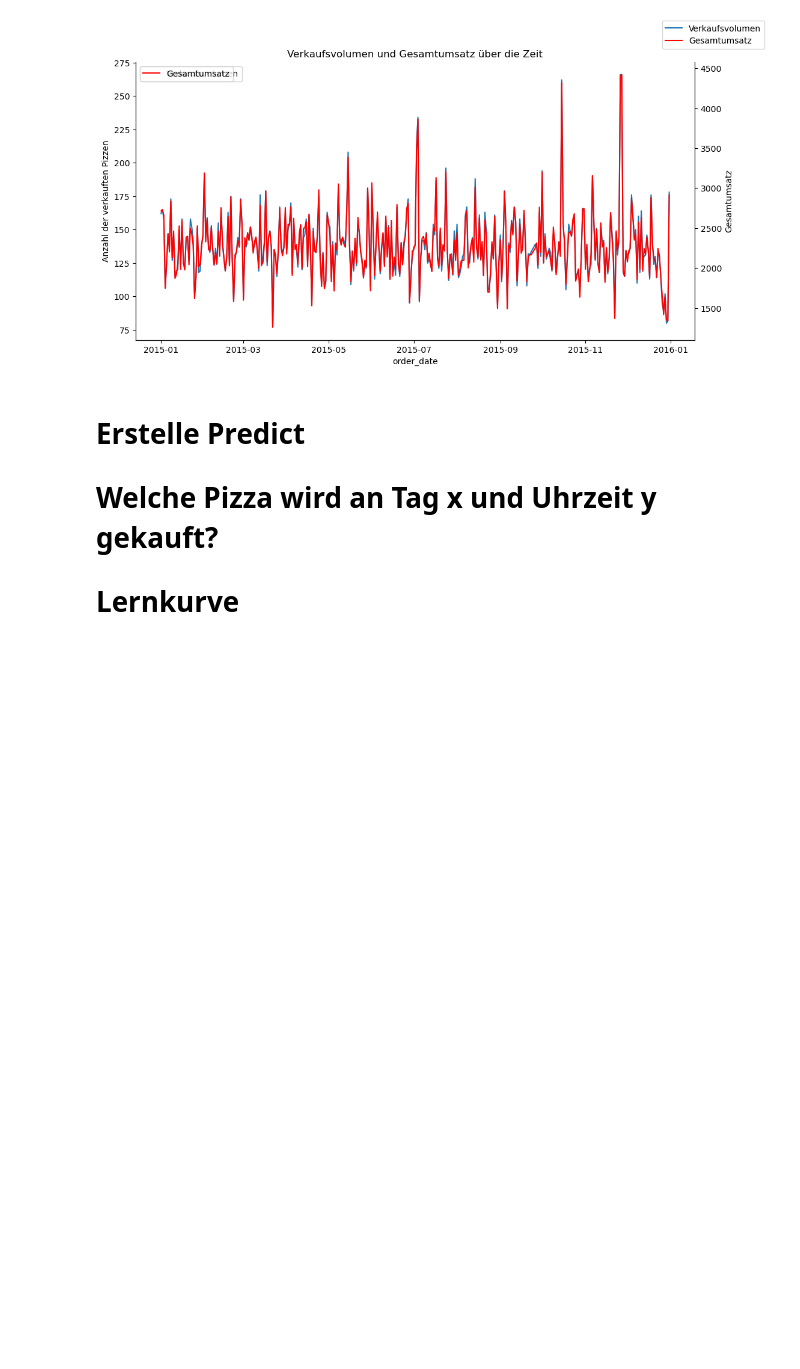
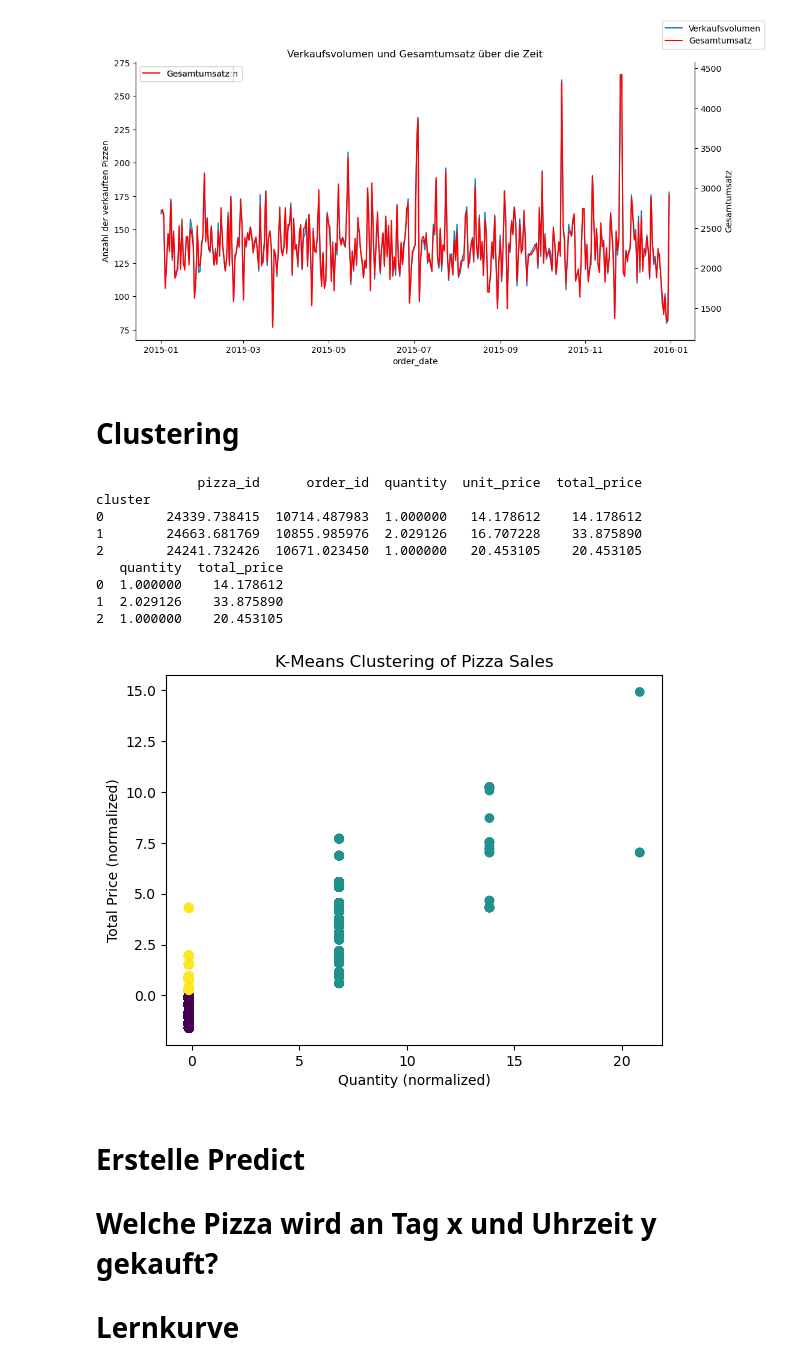
Before and after one commit to dasrinkana/pizza_sales, a Jupyter notebook: pizza.ipynb, the cells around one changed output. Saved outputs shown, nothing was run; the diff lists cells and outputs as text; code cells hidden in the pictures; blank space fills up the shorter version.

Commit message:
clustering added

```diff
--- a/pizza.ipynb
+++ b/pizza.ipynb
@@ -414,6 +416,49 @@ sns.despine(right=False)
 plt.show()
 # %% [output]
 [figure]
+# %% [markdown]
+# Clustering
+# %%
+features = data[['quantity', 'total_price']]
+
+# Datenvorverarbeitung: Normalisierung
+scaler = StandardScaler()
+scaled_features = scaler.fit_transform(features)
+
+# Anwendung von K-Means
+kmeans = KMeans(n_clusters=3, random_state=42, n_init=10)  # Wir wählen hier k=3 für drei Cluster
+kmeans.fit(scaled_features)
+
+# Hinzufügen der Cluster-Zuordnung zum DataFrame
+data['cluster'] = kmeans.labels_
+
+# Analyse der Cluster
+print(data.groupby('cluster').mean())
+
+# Rücktransformation der Cluster-Zentroiden zur Interpretation
+cluster_centers = scaler.inverse_transform(kmeans.cluster_centers_)
+
+# DataFrame zur besseren Lesbarkeit
+cluster_centers_df = pd.DataFrame(cluster_centers, columns=['quantity', 'total_price'])
+print(cluster_centers_df)
+
+# Visualisierung der Cluster
+plt.scatter(scaled_features[:, 0], scaled_features[:, 1], c=kmeans.labels_, cmap='viridis')
+plt.xlabel('Quantity (normalized)')
+plt.ylabel('Total Price (normalized)')
+plt.title('K-Means Clustering of Pizza Sales')
+plt.show()
+# %% [output]
+             pizza_id      order_id  quantity  unit_price  total_price
+cluster
+0        24339.738415  10714.487983  1.000000   14.178612    14.178612
+1        24663.681769  10855.985976  2.029126   16.707228    33.875890
+2        24241.732426  10671.023450  1.000000   20.453105    20.453105
+   quantity  total_price
+0  1.000000    14.178612
+1  2.029126    33.875890
+2  1.000000    20.453105
+[figure, added]
 # %% [markdown]
 # Erstelle Predict
 
```
Also changed, not shown: parts of 1 cell of this notebook.
